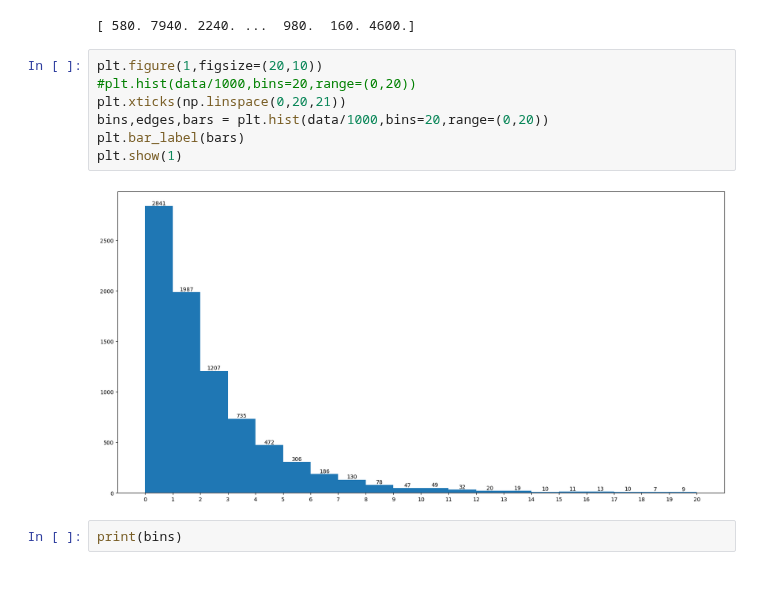
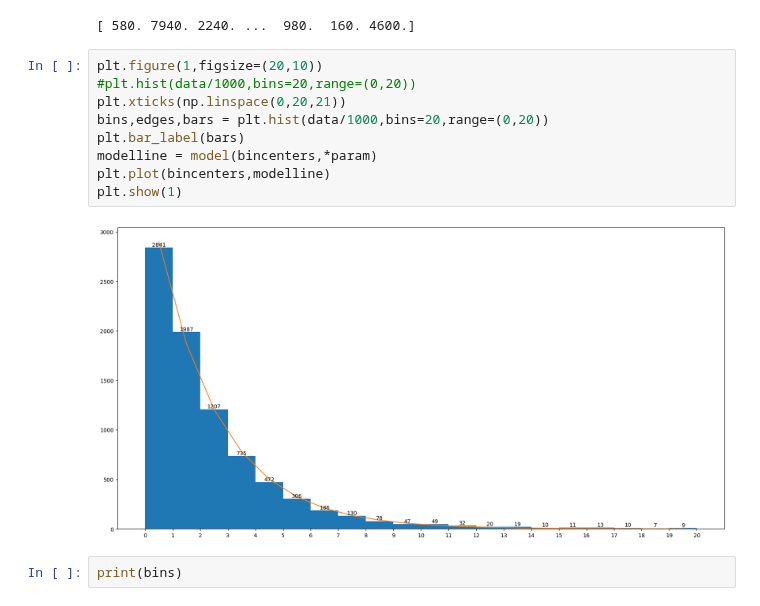
Before and after one commit to 001hazel/Math-152, a Jupyter notebook: Muon_Physics_Data_Analysis.ipynb, the cells around one changed output. Cells and saved outputs as stored; diff of their text form.

```diff
--- a/Muon_Physics_Data_Analysis.ipynb
+++ b/Muon_Physics_Data_Analysis.ipynb
@@ -24,12 +24,14 @@ print(data)
 # %%
 plt.figure(1,figsize=(20,10))
 #plt.hist(data/1000,bins=20,range=(0,20))
 plt.xticks(np.linspace(0,20,21))
 bins,edges,bars = plt.hist(data/1000,bins=20,range=(0,20))
 plt.bar_label(bars)
+modelline = model(bincenters,*param)
+plt.plot(bincenters,modelline)
 plt.show(1)
 # %% [output]
-[figure, old version]
+[figure, new version]
 # %%
 print(bins)
 # %% [output]
```
Also changed, not shown: parts of 6 cells of this notebook.
